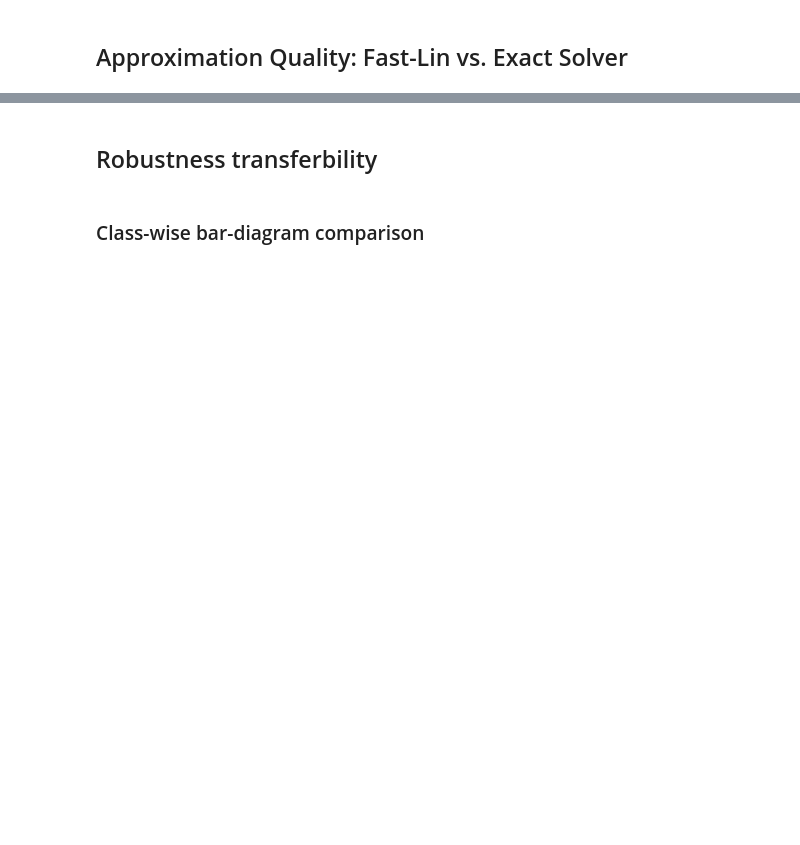
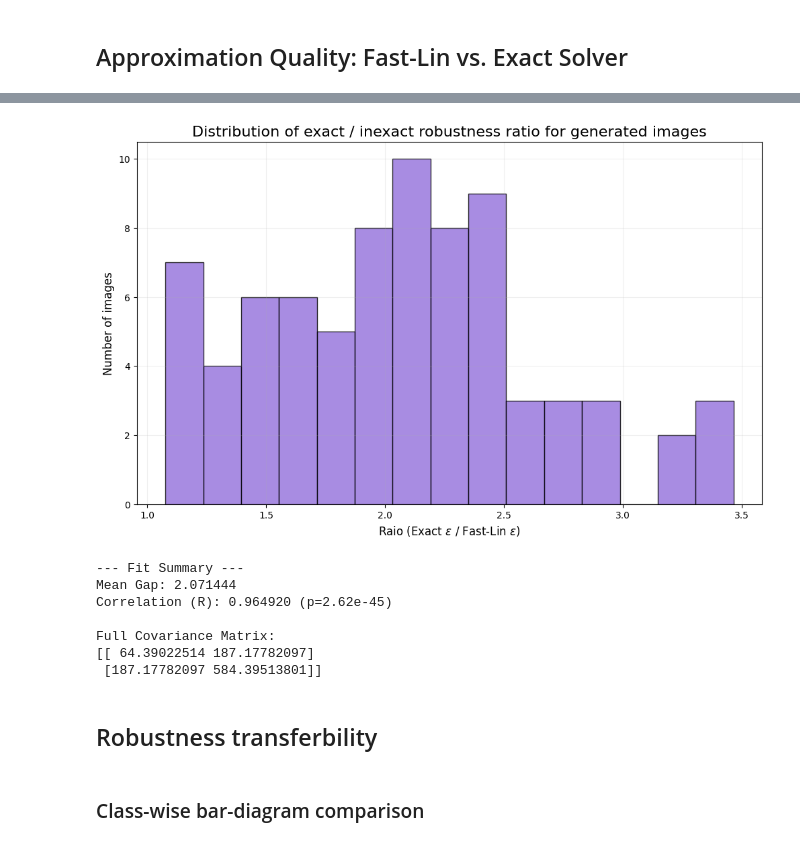
Before and after one commit to landbu/Kex, a Jupyter notebook: experiment2.ipynb, the cells around one changed output, grey strips where cells are left out. Drawn from its saved outputs; the diff is of its cells as text; code cells hidden in the pictures; blank space fills up the shorter version.

```diff
--- a/experiment2.ipynb
+++ b/experiment2.ipynb
@@ -509,6 +452,7 @@ if not df_exp2_exact.empty:
     # This merge now automatically respects the INCLUDE_MISPREDICTED filter because df_exp2_fast was filtered
     df_merged = pd.merge(df_fast_sub, df_exact_sub, on=['testing_network', 'filename'])
     df_merged['gap'] = (df_merged['epsilon_exact'] - df_merged['epsilon_fast']).abs()
+    df_merged['ratio'] = df_merged['epsilon_exact'] / df_merged['epsilon_fast']
 else:
     df_merged = pd.DataFrame()
 
@@ -669,3 +625,48 @@ else:
+# %%
+if df_merged.empty:
+    print("No exact results found to compare. Run the Exact Robustness cell first.")
+else:
+    data = df_merged['ratio'].dropna()
+    plt.figure(figsize=(12, 7))
+    plt.hist(data, bins=15, color='mediumpurple', edgecolor='black', alpha=0.8, density=False, label="Empirical Gap")
+
+    """
+    x = np.linspace(0, data.max(), 200)
+    # Fits
+    loc_ex, scale_ex = stats.expon.fit(data, floc=0)
+    plt.plot(x, stats.expon.pdf(x, loc_ex, scale_ex), color='green', lw=3, label=f'Exponential (λ={1/scale_ex:.2f})')
+
+    loc_hn, scale_hn = stats.halfnorm.fit(data)
+    plt.plot(x, stats.halfnorm.pdf(x, loc_hn, scale_hn), color='blue', lw=3, label=f'Half-Normal (σ={scale_hn:.3f})')
+
+    mu_guess, std_guess = data.mean(), data.std()
+    a_bound = (0 - mu_guess) / std_guess
+    plt.plot(x, stats.truncnorm.pdf(x, a_bound, np.inf, loc=mu_guess, scale=std_guess), color='red', lw=3, label=f'Truncated Normal (μ={mu_guess:.3f}, σ={std_guess:.3f})')
+    """
+    plt.title("Distribution of exact / inexact robustness ratio for generated images", fontsize=16)
+    plt.xlabel("Raio (Exact $\epsilon$ / Fast-Lin $\epsilon$)", fontsize = 12)
+    plt.ylabel("Number of images", fontsize = 12)
+    plt.grid(alpha=0.2)
+    plt.show()
+
+    # Covariance & Correlation
+    cov_matrix = np.cov(df_merged['epsilon_fast'], df_merged['epsilon_exact'])
+    r_val, p_val = stats.pearsonr(df_merged['epsilon_fast'], df_merged['epsilon_exact'])
+
+    print(f"--- Fit Summary ---")
+    print(f"Mean Gap: {data.mean():.6f}")
+    print(f"Correlation (R): {r_val:.6f} (p={p_val:.2e})")
+    print("\nFull Covariance Matrix:")
+    print(cov_matrix)
+# %% [output]
+[figure, added]
+--- Fit Summary ---
+Mean Gap: 2.071444
+Correlation (R): 0.964920 (p=2.62e-45)
+
+Full Covariance Matrix:
+[[ 64.39022514 187.17782097]
+ [187.17782097 584.39513801]]
 # %% [markdown]
 ## Robustness transferbility
 # %% [markdown]
```
Also changed, not shown: parts of 9 cells of this notebook, 2 other files.
